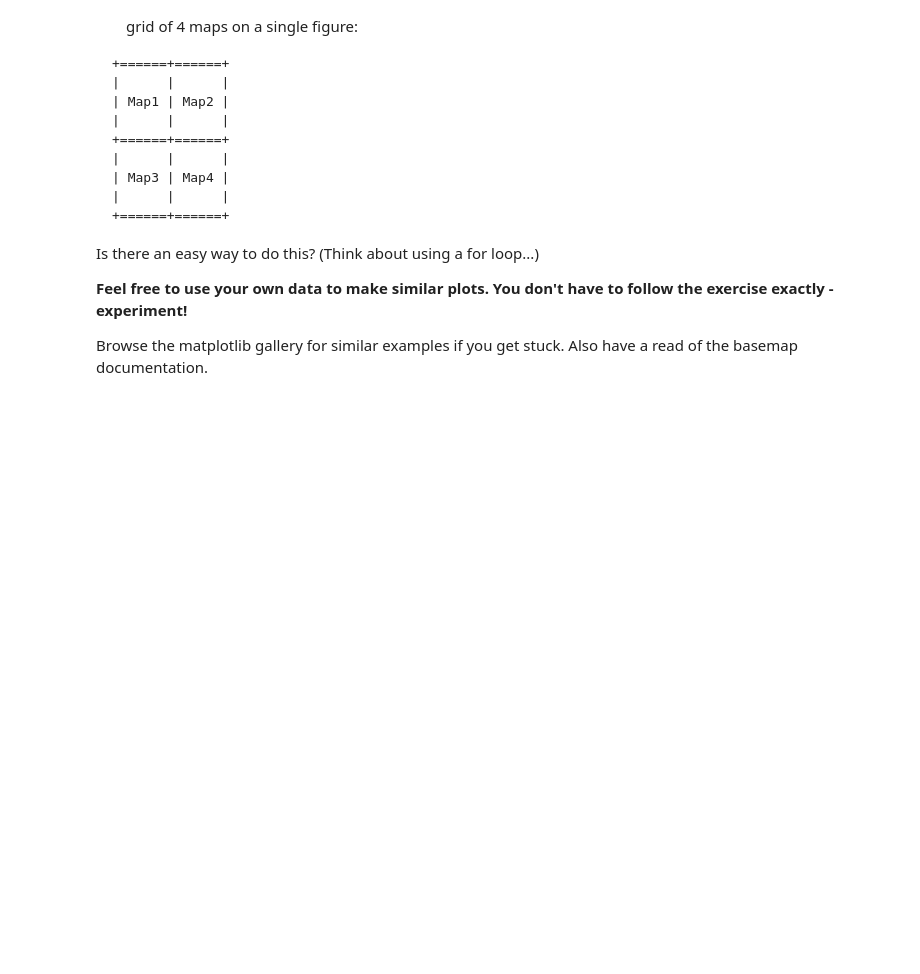
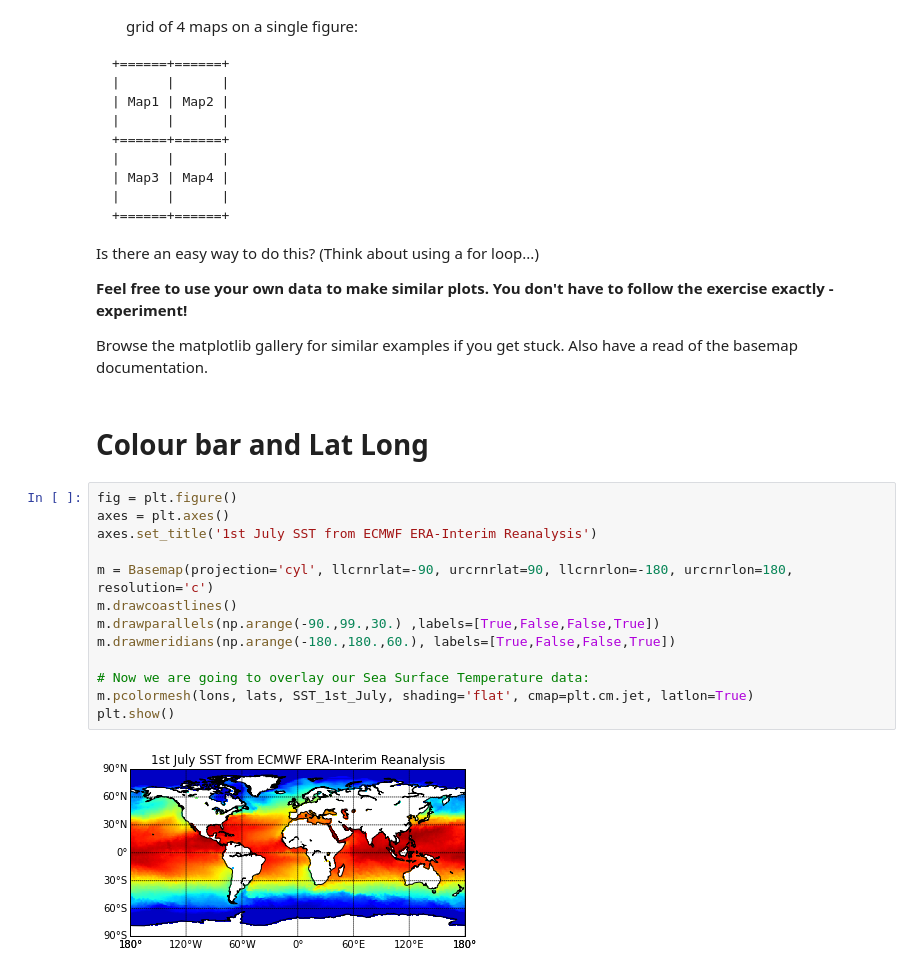
Before and after one commit to AtmosCoders/PyCAS, a Jupyter notebook: netCDF_example1.ipynb, the cells around one changed output. Drawn from its saved outputs; the diff is of its cells as text; blank space fills up the shorter version.

Commit message:
Added lat long lables

```diff
--- a/netCDF_example1.ipynb
+++ b/netCDF_example1.ipynb
@@ -132,3 +132,20 @@ Is there an easy way to do this? (Think about using a for loop...)
 **Feel free to use your own data to make similar plots. You don't have to follow the exercise exactly - experiment!**
 
 Browse the matplotlib gallery for similar examples if you get stuck. Also have a read of the basemap documentation.
+# %% [markdown]
+# Colour bar and Lat Long
+# %%
+fig = plt.figure()
+axes = plt.axes()
+axes.set_title('1st July SST from ECMWF ERA-Interim Reanalysis')
+
+m = Basemap(projection='cyl', llcrnrlat=-90, urcrnrlat=90, llcrnrlon=-180, urcrnrlon=180, resolution='c')
+m.drawcoastlines()
+m.drawparallels(np.arange(-90.,99.,30.) ,labels=[True,False,False,True])
+m.drawmeridians(np.arange(-180.,180.,60.), labels=[True,False,False,True])
+
+# Now we are going to overlay our Sea Surface Temperature data:
+m.pcolormesh(lons, lats, SST_1st_July, shading='flat', cmap=plt.cm.jet, latlon=True)
+plt.show()
+# %% [output]
+[figure, added]
```
